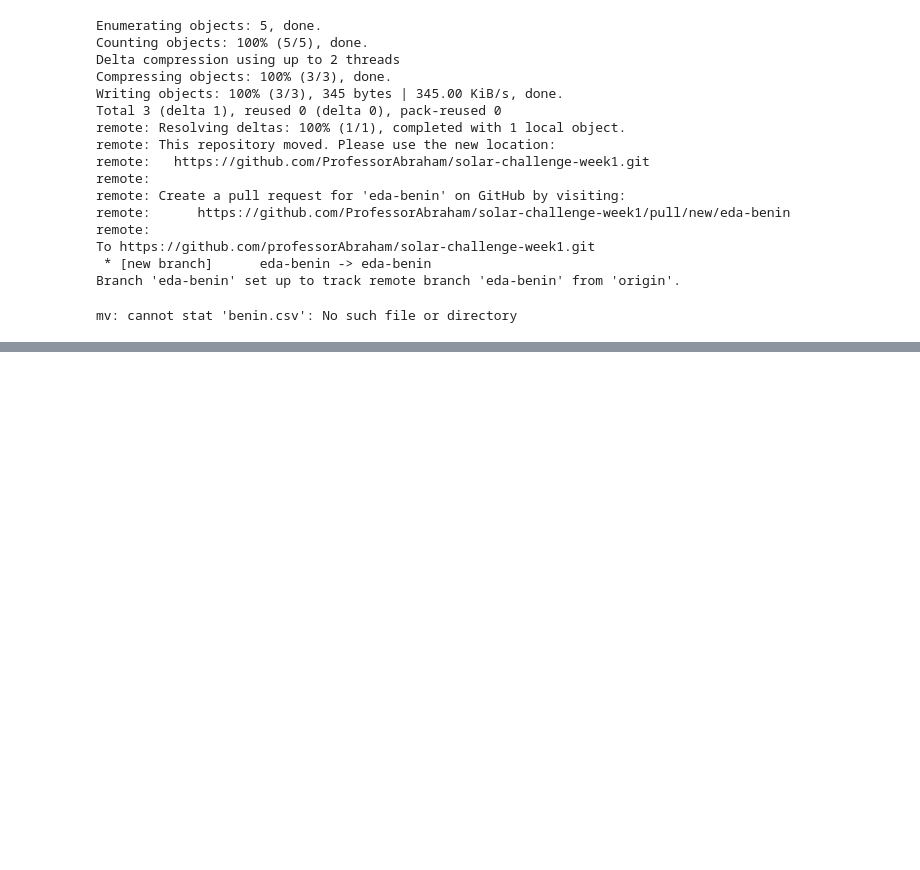
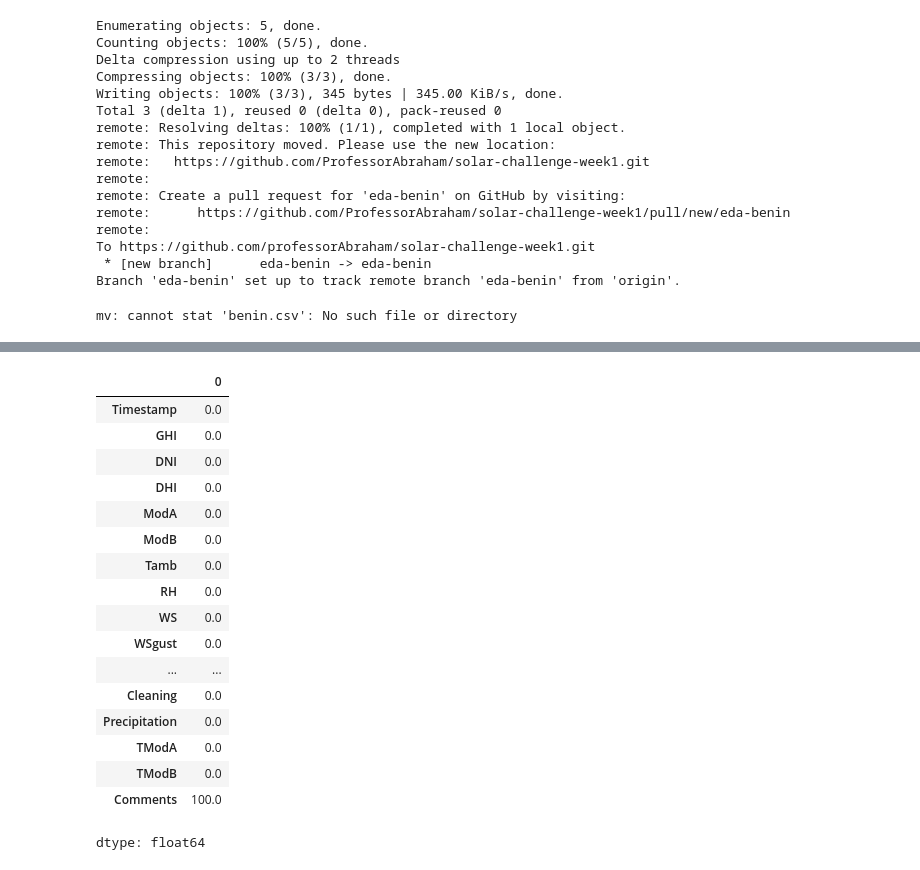
Before and after one commit to ProfessorAbraham/solar-challenge-week1, a Jupyter notebook: notebooks/benin_eda.ipynb, the cells around one changed output, grey strips where cells are left out. Saved outputs shown, nothing was run; the diff lists cells and outputs as text; code cells hidden in the pictures; blank space fills up the shorter version.

```diff
--- a/notebooks/benin_eda.ipynb
+++ b/notebooks/benin_eda.ipynb
@@ -67,0 +80,22 @@ mv: cannot stat 'benin.csv': No such file or directory
+# %%
+df.describe()
+df.isna().sum() / len(df) * 100
+# %% [output]
+|  | 0 |
+| Timestamp | 0.0 |
+| GHI | 0.0 |
+| DNI | 0.0 |
+| DHI | 0.0 |
+| ModA | 0.0 |
+| ModB | 0.0 |
+| Tamb | 0.0 |
+| RH | 0.0 |
+| WS | 0.0 |
+| WSgust | 0.0 |
+| ... | ... |
+| Cleaning | 0.0 |
+| Precipitation | 0.0 |
+| TModA | 0.0 |
+| TModB | 0.0 |
+| Comments | 100.0 |
+dtype: float64
```
Also changed, not shown: parts of 7 cells of this notebook.
